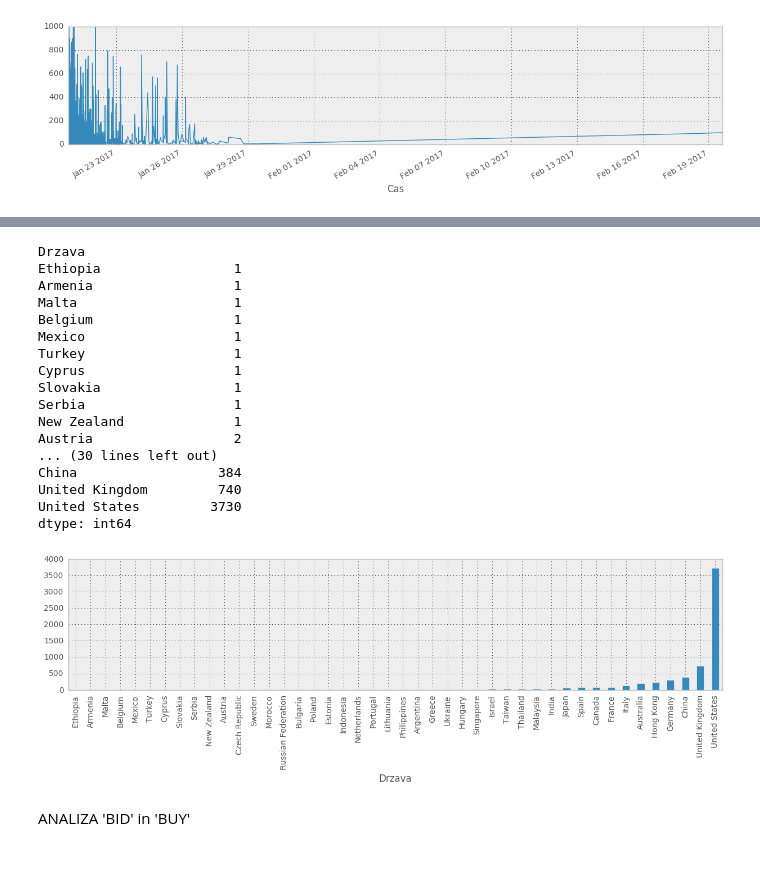
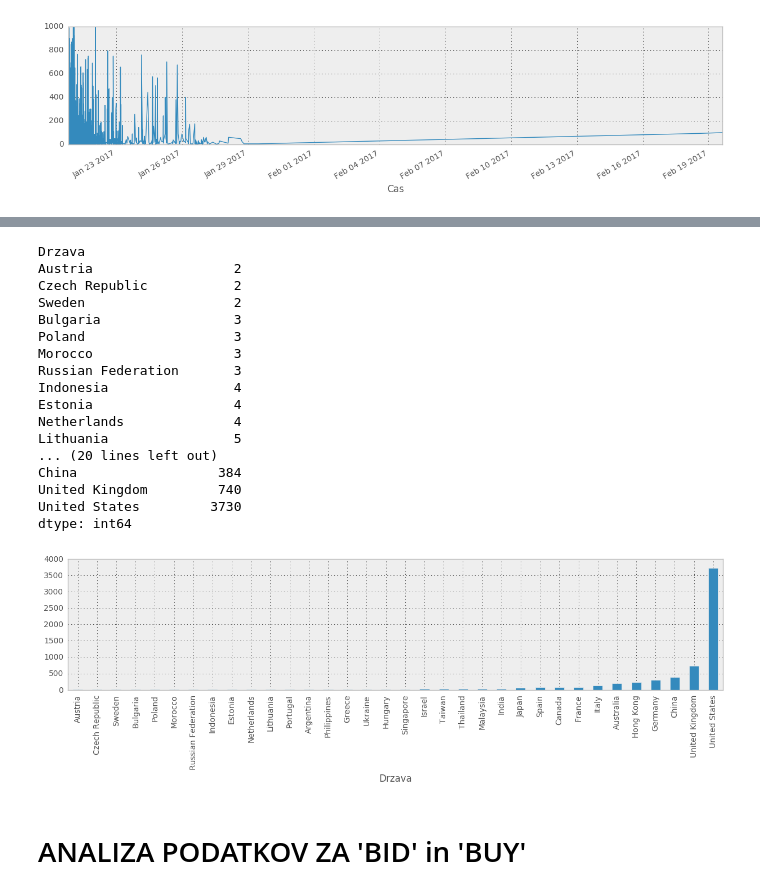
Before and after one commit to MihaPac/Projekt-Programiranje-1, a Jupyter notebook: Analiza.ipynb, the cells around one changed output, grey strips where cells are left out. Saved outputs shown, nothing was run; the diff lists cells and outputs as text; code cells hidden in the pictures; blank space fills up the shorter version.

```diff
--- a/Analiza.ipynb
+++ b/Analiza.ipynb
@@ -179,27 +267,28 @@ fixed_dg.sort_values('Cena_Buy')
 # %%
-counts = buy.groupby('Drzava').size()
+count = buy.groupby('Drzava').size()
+counts = count[count > 1]
 counts.sort_values().plot.bar()
 counts.sort_values()
 #Isto, le za 'Buy now' sistem, Amerika prodaja vecino izdelkov. Ni bistvene spremembe v rezultatih.
 # %% [output]
 Drzava
-Ethiopia                 1
-Armenia                  1
-Malta                    1
-Belgium                  1
-Mexico                   1
-Turkey                   1
-Cyprus                   1
-Slovakia                 1
-Serbia                   1
-New Zealand              1
 Austria                  2
-... (30 lines left out)
+Czech Republic           2
+Sweden                   2
+Bulgaria                 3
+Poland                   3
+Morocco                  3
+Russian Federation       3
+Indonesia                4
+Estonia                  4
+Netherlands              4
+Lithuania                5
+... (20 lines left out)
 China                  384
 United Kingdom         740
 United States         3730
 dtype: int64
-[figure, old version]
+[figure, new version]
 # %% [markdown]
-ANALIZA 'BID' in 'BUY'
+# ANALIZA PODATKOV ZA 'BID' in 'BUY'
 # %%
```
Also changed, not shown: parts of 32 cells of this notebook.
